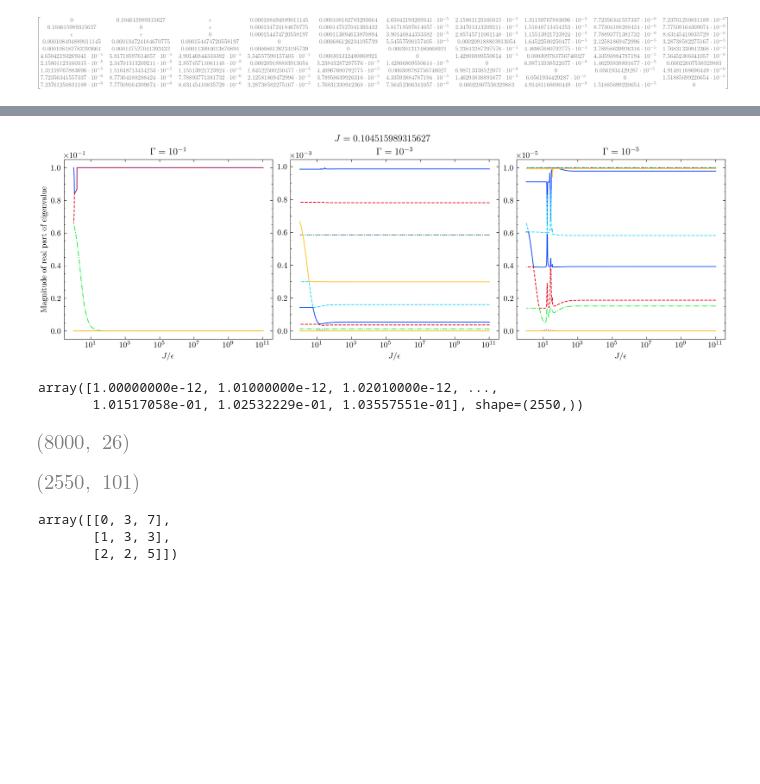
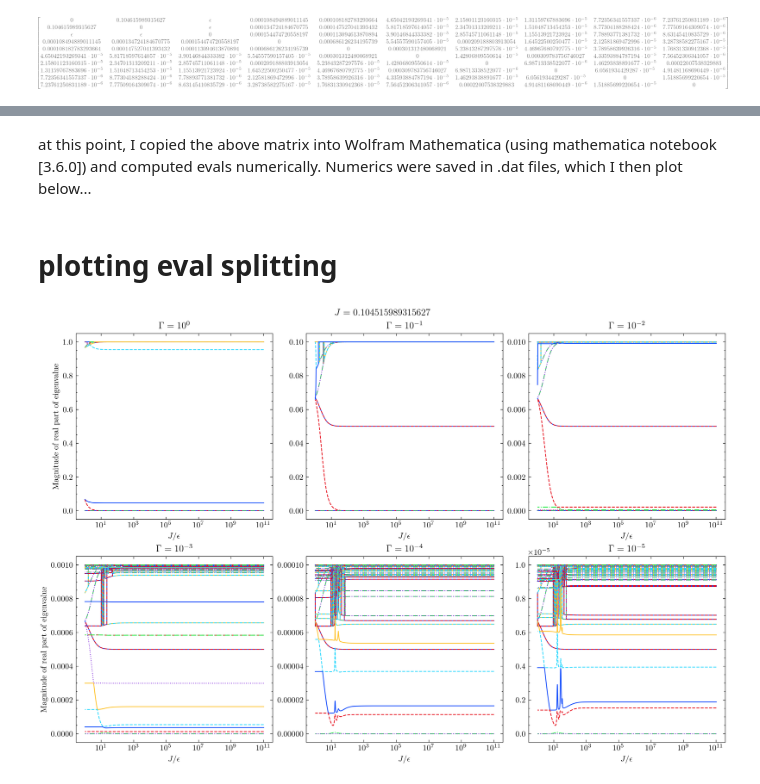
Before and after one commit to kiwipretzel/nserc-2026, a Jupyter notebook: [3.6] [10-site from NV paper]/[3.6.0] [Hamiltonian and eval splitting of Configuration A] [june 27].ipynb, the cells around one changed output, grey strips where cells are left out. Cells and saved outputs as stored; diff of their text form; code cells hidden in the pictures; blank space fills up the shorter version.

Commit message:
10-site evals splitting
plotted ALL 100 evals, instead of just the last 10. also, plotted eval splitting more dephasing regimes.

```diff
--- a/[3.6] [10-site from NV paper]/[3.6.0] [Hamiltonian and eval splitting of Configuration A] [june 27].ipynb
+++ b/[3.6] [10-site from NV paper]/[3.6.0] [Hamiltonian and eval splitting of Configuration A] [june 27].ipynb
@@ -129,69 +121,59 @@ NameError: name 'mathematica_code' is not defined
+# %% [markdown]
+at this point, I copied the above matrix into Wolfram Mathematica (using mathematica notebook [3.6.0]) and computed evals numerically. Numerics were saved in .dat files, which I then plot below...
+# %% [markdown]
+# plotting eval splitting
 # %%
 J_val = 0.104515989315627
 
 datas = [
+    np.loadtxt("gamma=1e-0 A.dat", dtype=np.complex128),
     np.loadtxt("gamma=1e-1 A.dat", dtype=np.complex128),
+    np.loadtxt("gamma=1e-2 A.dat", dtype=np.complex128),
     np.loadtxt("gamma=1e-3 A.dat", dtype=np.complex128),
+    np.loadtxt("gamma=1e-4 A.dat", dtype=np.complex128),
     np.loadtxt("gamma=1e-5 A.dat", dtype=np.complex128)
 ]
 gammas = [
+    1e-0,
     1e-1,
+    1e-2,
     1e-3,
+    1e-4,
     1e-5
 ]
 
 
-fig, axs = plt.subplots(1,3, figsize=(12, 4), layout='constrained')
+fig, axs = plt.subplots(2,3, figsize=(12, 8), layout='constrained')
 plt.style.use(['science', 'high-vis'])
 
 
 
+for row in range(np.shape(axs)[0]):
+    for col in range(np.shape(axs)[1]):
+        data = datas[np.shape(axs)[1]*row+col]
+        eps = data[:, 0]
+        evals = data[:, 1:]
 
-for col, data in enumerate(datas):
-    eps = data[:, 0]
-    evals = data[:, 90:]
+        for i in range(evals.shape[1]):
+            axs[row][col].plot(J_val/eps,
+                           np.abs(evals[:, i]),
+                            label=f"{i+1}",
+                            #linewidth=2.75*0.95**i,
+                            #alpha=1*0.99**i
+                         )
 
-    for i in range(evals.shape[1]):
-        axs[col].plot(J_val/eps,
-                       np.abs(evals[:, i]),
-                        label=f"{i+1}",
-                        #linewidth=2.75*0.95**i,
-                        #alpha=1*0.9**i
-                     )
+        #axs[row][col].legend(title='Eigenvalue No.:', title_fontsize=12, fontsize=9, ncol=3, loc=(0.3, 0.2)) # plotting legend
+        axs[row][col].set_xscale('log') # setting log scale for x axis
+        axs[row][col].set_xlabel(r"$J / \epsilon$") # labelling x axis
+        #axs[row][col].invert_xaxis() # inverting x axis
+        #axs[row][col].ticklabel_format(axis='y', style='sci', scilimits=(0, 0)) # using sci notation for y axis
+        #axs[row][col].set_yscale('log') # setting log scale for y axis
+        #axs[row][col].set_ylim([-1*gammas[np.shape(axs)[1]*row+col]*0.2, gammas[np.shape(axs)[1]*row+col]*1.2]) # forcing bounds of y axis (so that large magnitudes don't blow up the plot)
+        axs[row][col].set_title(fr'$\Gamma=10^{{{int(np.log10(gammas[np.shape(axs)[1]*row+col]))}}}$')
 
-    #axs[col].legend(title='Eigenvalue No.:', title_fontsize=12, fontsize=9, ncol=3, loc=(0.3, 0.2)) # plotting legend
-    axs[col].set_xscale('log') # setting log scale for x axis
-    axs[col].set_xlabel(r"$J / \epsilon$") # labelling x axis
-    #axs[col].invert_xaxis() # inverting x axis
-    axs[col].ticklabel_format(axis='y', style='sci', scilimits=(0, 0)) # using sci notation for y axis
-    #axs[col].set_yscale('symlog') # setting log scale for y axis
-    #axs[col].set_ylim([-1*gammas[col]*0.2, gammas[col]*1.2]) # forcing bounds of y axis (so that large magnitudes don't blow up the plot)
-    axs[col].set_title(fr'$\Gamma=10^{{{int(np.log10(gammas[col]))}}}$')
-
-axs[0].set_ylabel('Magnitude of real part of eigenvalue')  # labelling y axis
+axs[0][0].set_ylabel('Magnitude of real part of eigenvalue')  # labelling y axis
+axs[1][0].set_ylabel('Magnitude of real part of eigenvalue')  # labelling y axis
 fig.suptitle(fr'$J={J_val}$')
 fig.savefig("splitting A.pdf")
 # %% [output]
-[figure, old version]
+[figure, new version]
-# %%
-np.real(datas[0][:, 0])
-# %% [output]
-array([1.00000000e-12, 1.01000000e-12, 1.02010000e-12, ...,
-       1.01517058e-01, 1.02532229e-01, 1.03557551e-01], shape=(2550,))
-# %%
-np.shape(np.unique(datas[0].round(decimals=7), axis=1))
-# %% [output]
-[figure, removed]
-# %%
-np.shape(datas[2])
-# %% [output]
-[figure, removed]
-# %%
-a = np.array( [ [0,3,3,7],
-                [1,3,3,3],
-                [2,2,2,5]] )
-np.unique(a, axis=1)
-# %% [output]
-array([[0, 3, 7],
-       [1, 3, 3],
-       [2, 2, 5]])
```
Also changed, not shown: parts of 7 cells of this notebook, 13 other files.
